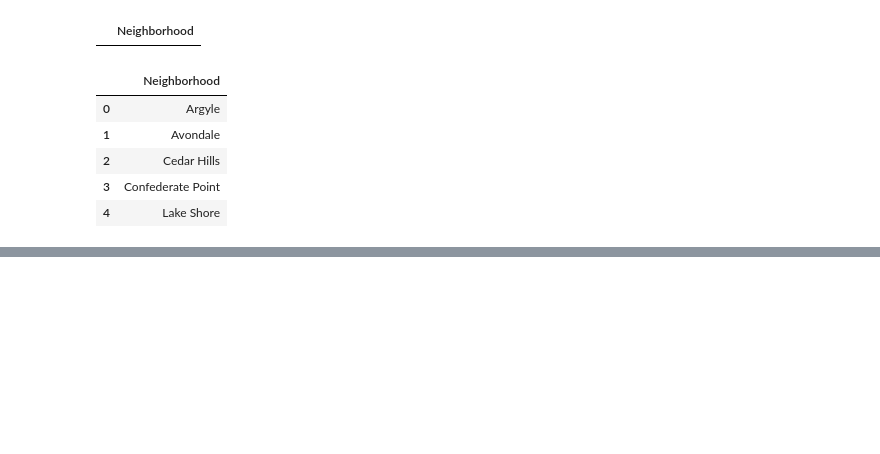
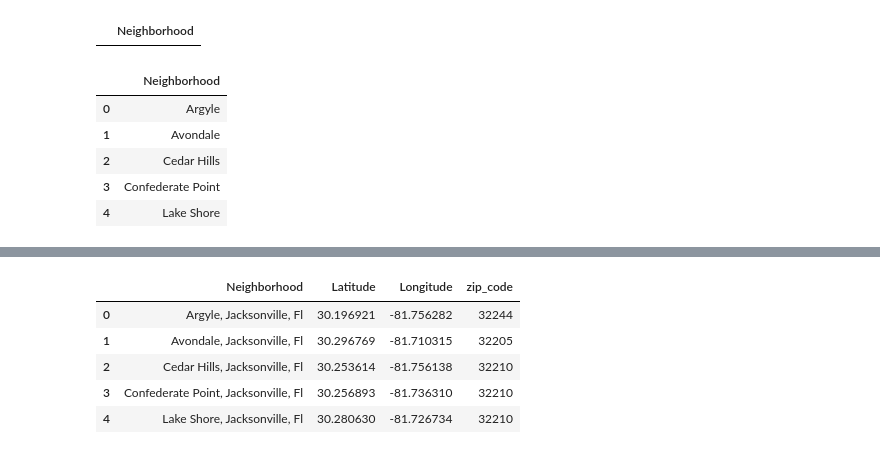
Before and after one commit to gtm1235/IBM_DS_Capstone, a Jupyter notebook: moving_challenge.ipynb, the cells around one changed output, grey strips where cells are left out. Saved outputs shown, nothing was run; the diff lists cells and outputs as text; code cells hidden in the pictures; blank space fills up the shorter version.

```diff
--- a/moving_challenge.ipynb
+++ b/moving_challenge.ipynb
@@ -191,0 +143,23 @@ zip_prac
+# %%
+def zip_nb(neighborhoods):
+    #zip_pd = pd.DataFrame(columns=['zip_code'])
+    zip_pd_temp = []
+    for i in range(len(neighborhoods)):
+        url_2 = 'https://maps.googleapis.com/maps/api/geocode/json?latlng={},{}&key={}'.format(neighborhoods['Latitude'][i], neighborhoods['Longitude'][i],api_key)
+        r = requests.get(url_2)
+        json_r = json.loads(r.text)
+        location_pd_3 = json_normalize(json_r['results'][0]['address_components'])
+        count=0
+        for line in location_pd_3.values:
+            if 'postal_code' in line[2]:
+                zip_code = line[0]
+                count=1
+            if count != 1:
+                zip_code = 'NA'
+        zip_pd_temp.append(zip_code)
+        count=0
+    zip_pd = pd.DataFrame(zip_pd_temp, columns = ['zip_code'])
+    return(zip_pd)
+# %%
+jacksonville_zip_pd = zip_nb(jacksonville_nb_lng_lat)
+jacksonville_zip_pd.head()
@@ -191,0 +173,12 @@ zip_prac
+# %%
+jacksonville_zip_lng_lat = pd.concat([jacksonville_nb_lng_lat,
+                                     jacksonville_zip_pd],
+                                    axis=1)
+jacksonville_zip_lng_lat.head()
+# %% [output]
+|  | Neighborhood | Latitude | Longitude | zip_code |
+| 0 | Argyle, Jacksonville, Fl | 30.196921 | -81.756282 | 32244 |
+| 1 | Avondale, Jacksonville, Fl | 30.296769 | -81.710315 | 32205 |
+| 2 | Cedar Hills, Jacksonville, Fl | 30.253614 | -81.756138 | 32210 |
+| 3 | Confederate Point, Jacksonville, Fl | 30.256893 | -81.736310 | 32210 |
+| 4 | Lake Shore, Jacksonville, Fl | 30.280630 | -81.726734 | 32210 |
```
Also changed, not shown: parts of 16 cells of this notebook.
